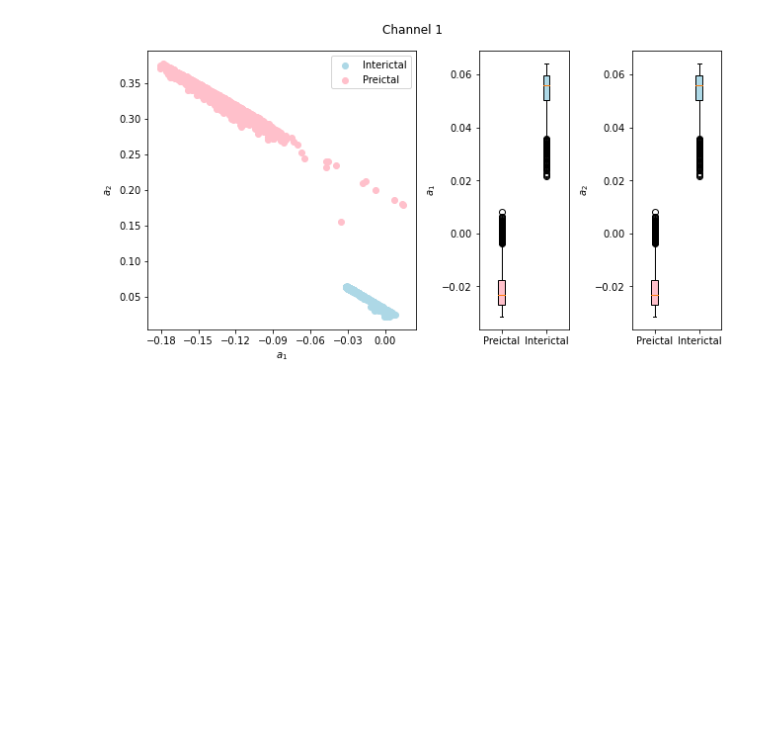
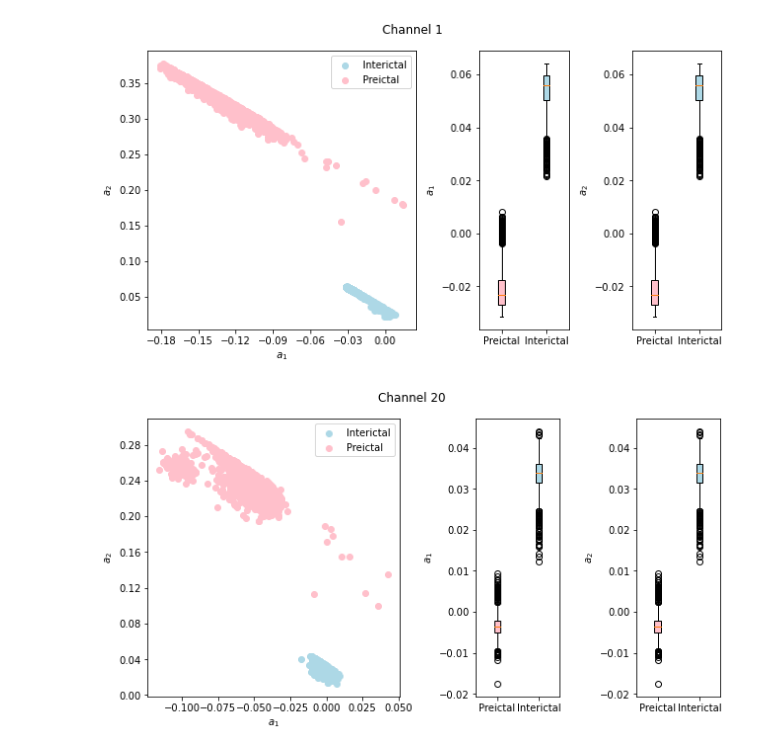
Before and after one commit to samisnotinsane/chbmit-seizure-prediction, a Jupyter notebook: classification/feature_visualise.ipynb, the cells around one changed output. Cells and saved outputs as stored; diff of their text form; code cells hidden in the pictures; blank space fills up the shorter version.

```diff
--- a/classification/feature_visualise.ipynb
+++ b/classification/feature_visualise.ipynb
@@ -73,3 +73,44 @@ plt.savefig('../figures/classification/train_features_ch1.pdf')
 plt.show()
 # %% [output]
 [figure]
+# %%
+# visualise boxplots for channel 20
+x = interictal_features_train[:, 19, 0]
+y = interictal_features_train[:, 19, 1]
+x_p = preictal_features_train[:, 19, 0]
+y_p = preictal_features_train[:, 19, 1]
+
+x_1 = interictal_features_train[:, 19, 0]
+y_1 = preictal_features_train[:, 19, 0]
+
+x_2 = interictal_features_train[:, 19, 1]
+y_2 = preictal_features_train[:, 19, 1]
+
+fig, axes = plt.subplots(ncols=3, figsize=(9,5), gridspec_kw={'width_ratios': [3,1,1]})
+axes[0].scatter(x[x!=0], y[y!=0], color='lightblue', alpha=1., label='Interictal')
+axes[0].scatter(x_p[x_p!=0], y_p[y_p!=0], color='pink', alpha=1., label='Preictal')
+axes[0].set_xlabel('$a_1$')
+axes[0].set_ylabel('$a_2$')
+axes[0].xaxis.set_major_locator(plt.MaxNLocator(8))
+axes[0].yaxis.set_major_locator(plt.MaxNLocator(8))
+axes[0].legend(loc=1)
+
+bplot1 = axes[1].boxplot([x_1[x_1!=0], x_2[x_2!=0]], patch_artist=True)
+axes[1].set_xticklabels(['Preictal', 'Interictal'])
+axes[1].set_ylabel('$a_1$')
+
+bplot2 = axes[2].boxplot([x_1[x_1!=0], x_2[x_2!=0]], patch_artist=True)
+axes[2].set_xticklabels(['Preictal', 'Interictal'])
+axes[2].set_ylabel('$a_2$')
+
+colors = ['pink', 'lightblue']
+for bplot in (bplot1, bplot2):
+    for patch, color in zip(bplot['boxes'], colors):
+        patch.set_facecolor(color)
+
+fig.suptitle('Channel 20')
+plt.tight_layout()
+plt.savefig('../figures/classification/train_features_ch20.pdf')
+plt.show()
+# %% [output]
+[figure, added]
```
Also changed, not shown: 8 other files.
